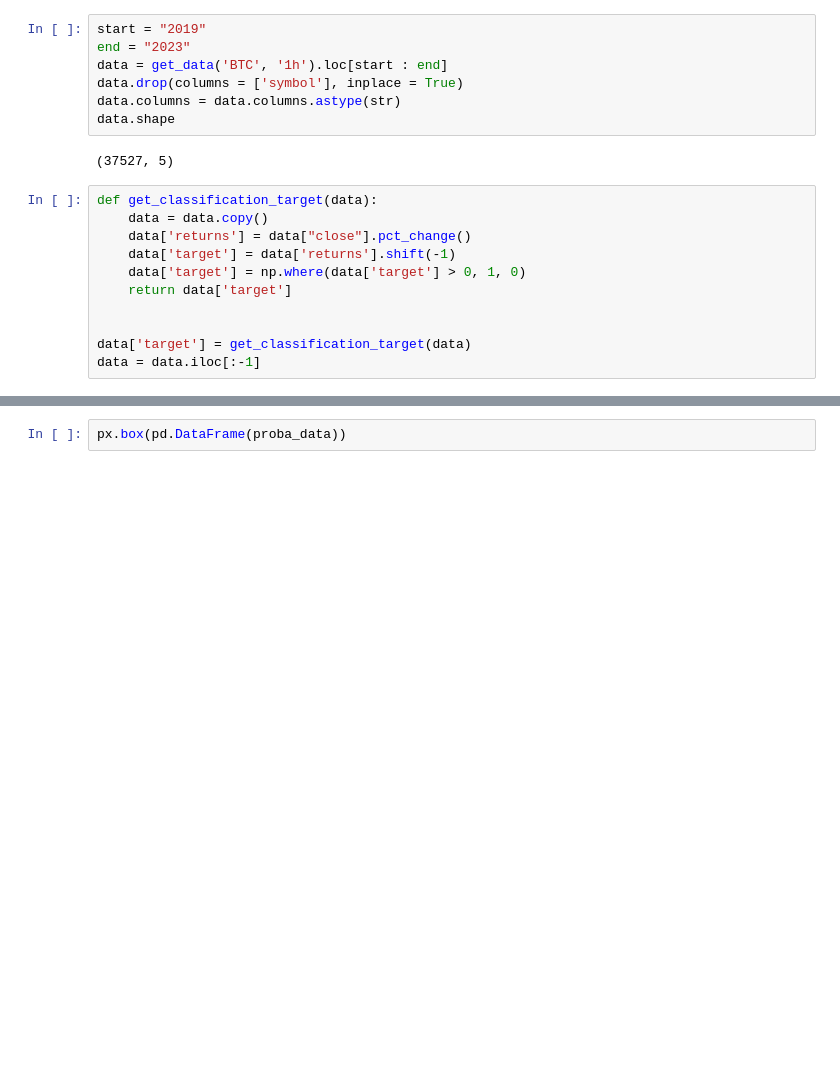
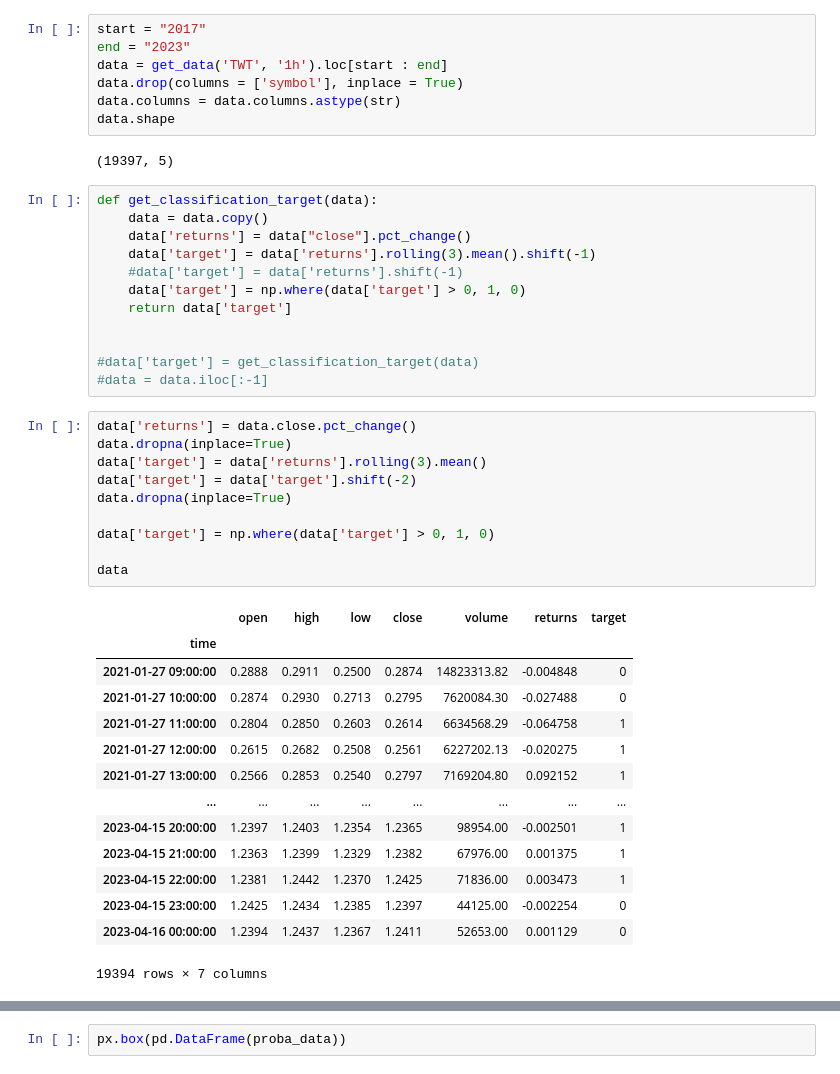
Before and after one commit to cedTrad/MachineLearning_Trading, a Jupyter notebook: Signal.ipynb, the cells around one changed output, grey strips where cells are left out. Saved outputs shown, nothing was run; the diff lists cells and outputs as text; blank space fills up the shorter version.

```diff
--- a/Signal.ipynb
+++ b/Signal.ipynb
@@ -25,23 +22,49 @@ The autoreload extension is already loaded. To reload it, use:
 # %%
-start = "2019"
+start = "2017"
 end = "2023"
-data = get_data('BTC', '1h').loc[start : end]
+data = get_data('TWT', '1h').loc[start : end]
 data.drop(columns = ['symbol'], inplace = True)
 data.columns = data.columns.astype(str)
 data.shape
 # %% [output]
-(37527, 5)
+(19397, 5)
 # %%
 def get_classification_target(data):
     data = data.copy()
     data['returns'] = data["close"].pct_change()
-    data['target'] = data['returns'].shift(-1)
+    data['target'] = data['returns'].rolling(3).mean().shift(-1)
+    #data['target'] = data['returns'].shift(-1)
     data['target'] = np.where(data['target'] > 0, 1, 0)
     return data['target']
 
 
-data['target'] = get_classification_target(data)
-data = data.iloc[:-1]
+#data['target'] = get_classification_target(data)
+#data = data.iloc[:-1]
+# %%
+data['returns'] = data.close.pct_change()
+data.dropna(inplace=True)
+data['target'] = data['returns'].rolling(3).mean()
+data['target'] = data['target'].shift(-2)
+data.dropna(inplace=True)
+
+data['target'] = np.where(data['target'] > 0, 1, 0)
+
+data
+# %% [output]
+|  | open | high | low | close | volume | returns | target |
+| time |  |  |  |  |  |  |  |
+| 2021-01-27 09:00:00 | 0.2888 | 0.2911 | 0.2500 | 0.2874 | 14823313.82 | -0.004848 | 0 |
+| 2021-01-27 10:00:00 | 0.2874 | 0.2930 | 0.2713 | 0.2795 | 7620084.30 | -0.027488 | 0 |
+| 2021-01-27 11:00:00 | 0.2804 | 0.2850 | 0.2603 | 0.2614 | 6634568.29 | -0.064758 | 1 |
+| 2021-01-27 12:00:00 | 0.2615 | 0.2682 | 0.2508 | 0.2561 | 6227202.13 | -0.020275 | 1 |
+| 2021-01-27 13:00:00 | 0.2566 | 0.2853 | 0.2540 | 0.2797 | 7169204.80 | 0.092152 | 1 |
+| ... | ... | ... | ... | ... | ... | ... | ... |
+| 2023-04-15 20:00:00 | 1.2397 | 1.2403 | 1.2354 | 1.2365 | 98954.00 | -0.002501 | 1 |
+| 2023-04-15 21:00:00 | 1.2363 | 1.2399 | 1.2329 | 1.2382 | 67976.00 | 0.001375 | 1 |
+| 2023-04-15 22:00:00 | 1.2381 | 1.2442 | 1.2370 | 1.2425 | 71836.00 | 0.003473 | 1 |
+| 2023-04-15 23:00:00 | 1.2425 | 1.2434 | 1.2385 | 1.2397 | 44125.00 | -0.002254 | 0 |
+| 2023-04-16 00:00:00 | 1.2394 | 1.2437 | 1.2367 | 1.2411 | 52653.00 | 0.001129 | 0 |
+19394 rows × 7 columns
 # %%
 lag_ret_list = [1, 3, 5, 9, 15, 30]
 ema_list = [3, 9, 15]
```
Also changed, not shown: parts of 13 cells of this notebook, 14 other files.
